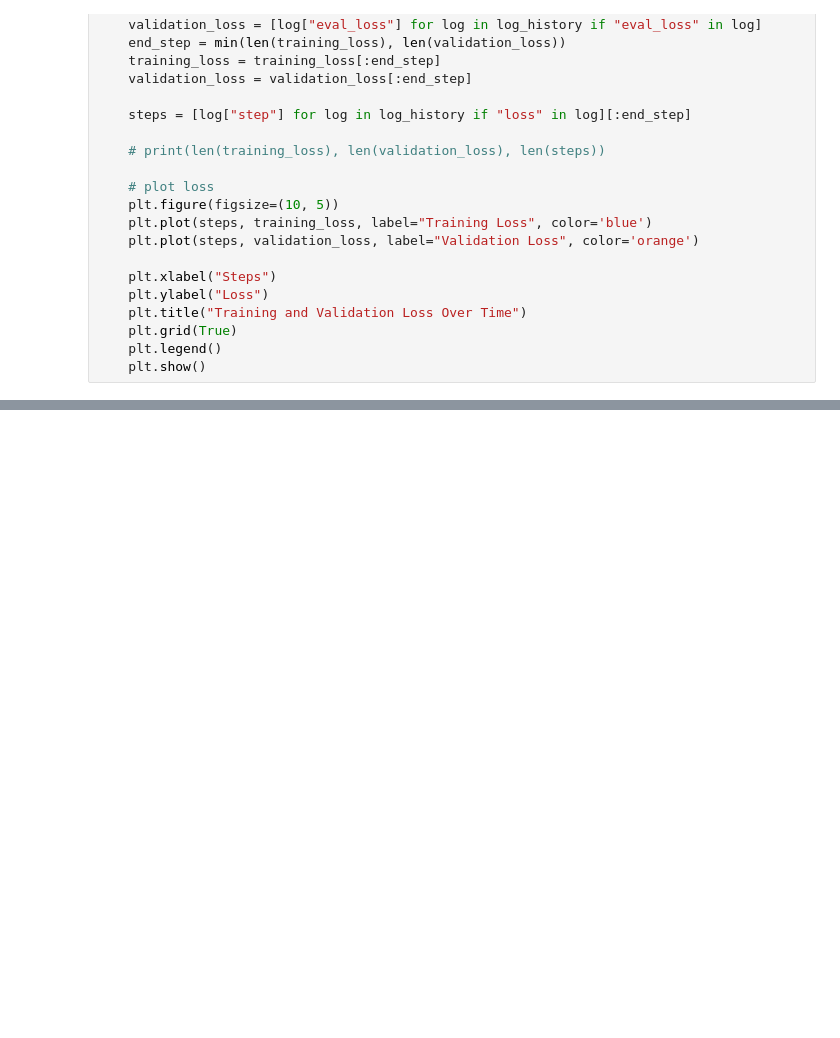
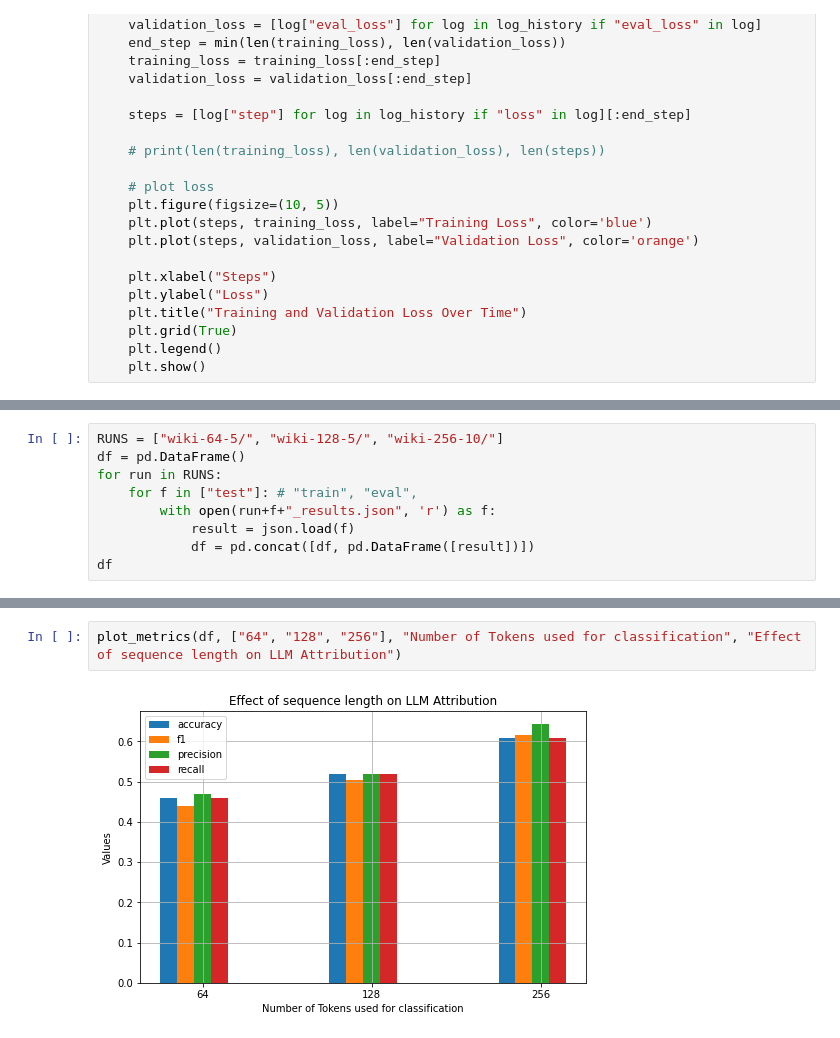
Before and after one commit to sinjoysaha/cse584-ml-psu-f24, a Jupyter notebook: midterm-project/analysis.ipynb, the cells around one changed output, grey strips where cells are left out. Cells and saved outputs as stored; diff of their text form; blank space fills up the shorter version.

```diff
--- a/midterm-project/analysis.ipynb
+++ b/midterm-project/analysis.ipynb
@@ -87,0 +81,9 @@ plot_metrics(df, ["Wiki only", "Wiki + GSM8K"])
+# %%
+RUNS = ["wiki-64-5/", "wiki-128-5/", "wiki-256-10/"]
+df = pd.DataFrame()
+for run in RUNS:
+    for f in ["test"]: # "train", "eval",
+        with open(run+f+"_results.json", 'r') as f:
+            result = json.load(f)
+            df = pd.concat([df, pd.DataFrame([result])])
+df
@@ -87,0 +95,4 @@ plot_metrics(df, ["Wiki only", "Wiki + GSM8K"])
+# %%
+plot_metrics(df, ["64", "128", "256"], "Number of Tokens used for classification", "Effect of sequence length on LLM Attribution")
+# %% [output]
+[figure, added]
```
Also changed, not shown: parts of 9 cells of this notebook, 12 other files.
